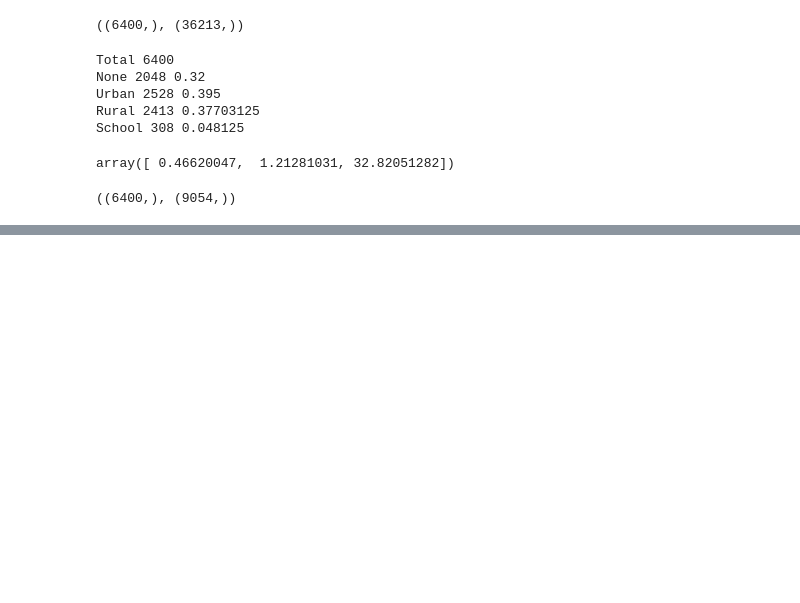
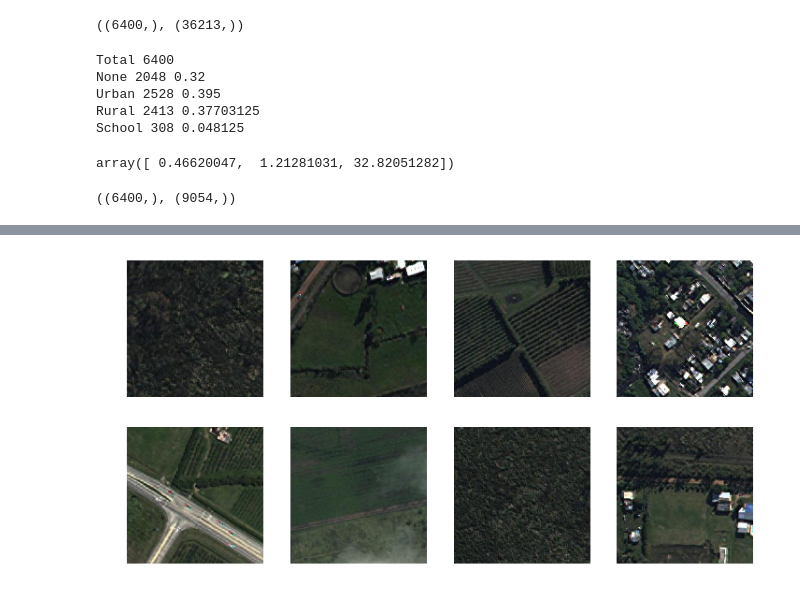
Before and after one commit to dymaxionlabs/school-mapping, a Jupyter notebook: notebooks/Dataset building.ipynb, the cells around one changed output, grey strips where cells are left out. Cells and saved outputs as stored; diff of their text form; code cells hidden in the pictures; blank space fills up the shorter version.

```diff
--- a/notebooks/Dataset building.ipynb
+++ b/notebooks/Dataset building.ipynb
@@ -369,0 +394,4 @@ for fname in X_test:
+# %%
+plot_some_chips(rural_chips)
+# %% [output]
+[figure, added]
```
Also changed, not shown: parts of 15 cells of this notebook, 2 other files.
